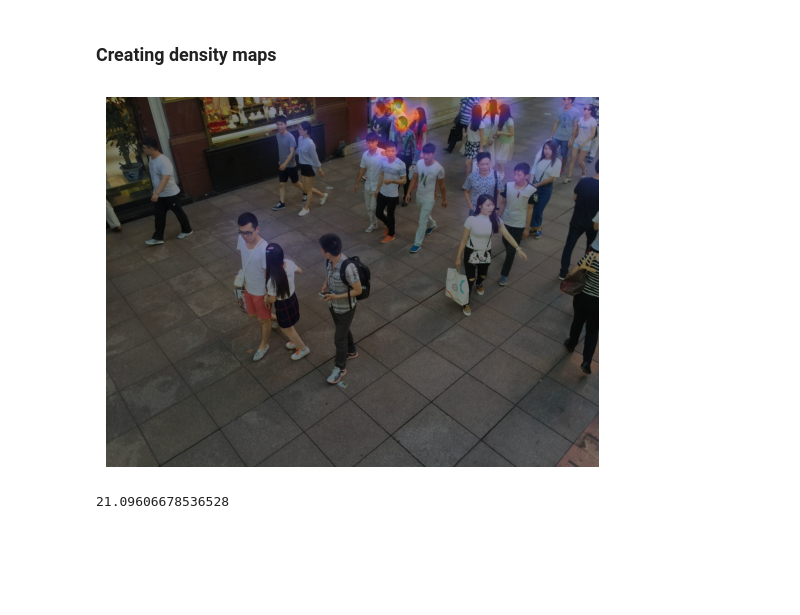
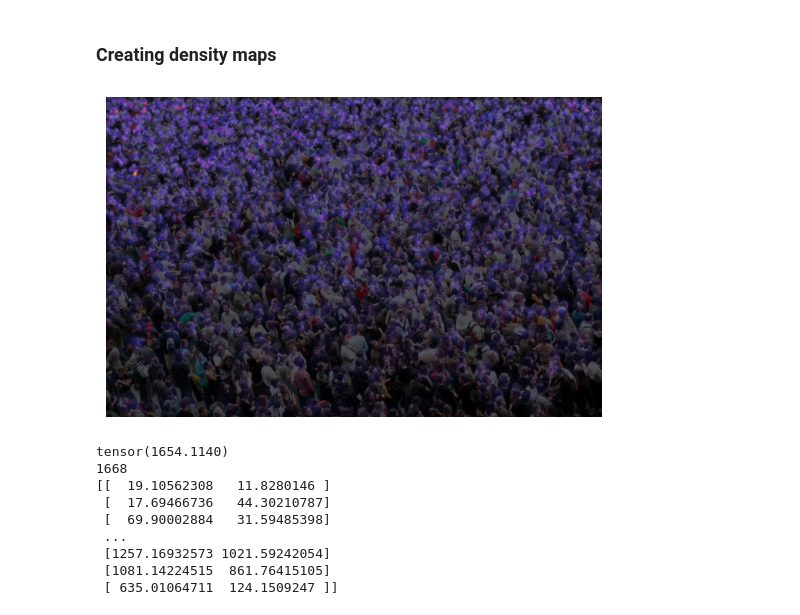
Before and after one commit to wozniakw2002/MSC-thesis, a Jupyter notebook: data_formating.ipynb, the cells around one changed output. Saved outputs shown, nothing was run; the diff lists cells and outputs as text; code cells hidden in the pictures; blank space fills up the shorter version.

Commit message:
Training preparations

```diff
--- a/data_formating.ipynb
+++ b/data_formating.ipynb
@@ -48,20 +45,48 @@ rename_files_sequentialy(r'data\jhu_crowd_v2.0', folder='matrices', prefix='ann_
 # %% [markdown]
 ### Creating density maps
 # %%
-img = plt.imread(r'data\ShanghaiTech_part_B\test\images\IMG_1.jpg')
-mat = scipy.io.loadmat(r'data\ShanghaiTech_part_B\test\matrices\ann_GT_IMG_1.mat')
-points = mat['image_info']
-map = create_density_map(img,points[0,0][0,0][0], k=3)
+# img = plt.imread(r'data\ShanghaiTech_part_B\test\images\IMG_1.jpg')
+# mat = scipy.io.loadmat(r'data\ShanghaiTech_part_B\test\matrices\ann_GT_IMG_1.mat')
+# points = mat['image_info']
+# map = create_density_map(img,points[0,0][0,0][0], k=3)
+# mat = scipy.io.loadmat(r'data\UCF-QNRF_ECCV18\Train\matrices\img_1201_ann.mat')
+# points = mat['annPoints']
+
+
+img = plt.imread(r'data\UCF-QNRF_ECCV18\Test\images\img_0330.jpg')
+mat = scipy.io.loadmat(r'data\UCF-QNRF_ECCV18\Test\matrices\img_0330_ann.mat')
+points = mat['annPoints']
+map = create_density_map(img,points, k=5)
+# points
+
+# mat = scipy.io.loadmat(r'data\NWPU-Crowd\train\matrices\ann_3169.mat')
+# points = mat['annPoints']
+# points
+
+# mat = scipy.io.loadmat(r'data\NWPU-Crowd\train\matrices\ann_3169.mat')
+# points = mat['annPoints']
+# points
 # %%
-img = Image.open(r'data\ShanghaiTech_part_B\test\images\IMG_1.jpg')
+img = Image.open(r'data\UCF-QNRF_ECCV18\Test\images\img_0330.jpg')
 
 plt.imshow(img)
-plt.imshow(map, cmap='CMRmap', alpha=0.5)
+plt.imshow(map, cmap='CMRmap', alpha=0.7)
 
 plt.axis('off')
 plt.show()
 
-print(np.sum(map))
+
+print(map.sum())
+print(len(points))
+print(points)
 # %% [output]
-[figure, old version]
+[figure, new version]
-21.09606678536528
+tensor(1654.1140)
+1668
+[[  19.10562308   11.8280146 ]
+ [  17.69466736   44.30210787]
+ [  69.90002884   31.59485398]
+ ...
+ [1257.16932573 1021.59242054]
+ [1081.14224515  861.76415105]
+ [ 635.01064711  124.1509247 ]]
```
Also changed, not shown: parts of 9 cells of this notebook, 5 other files.
